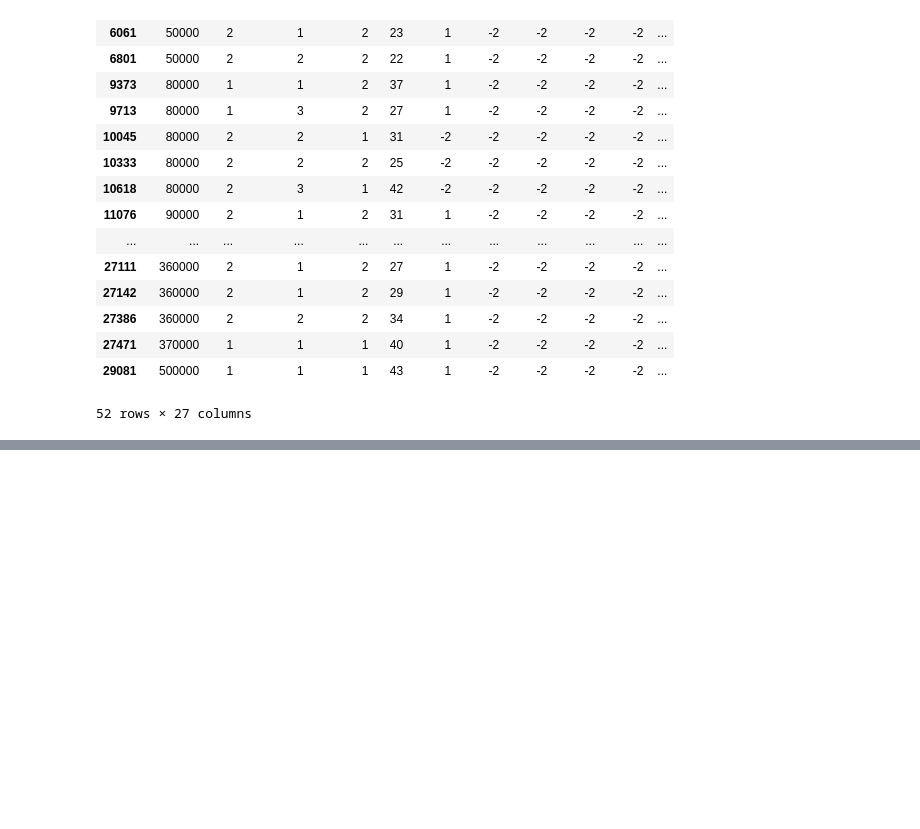
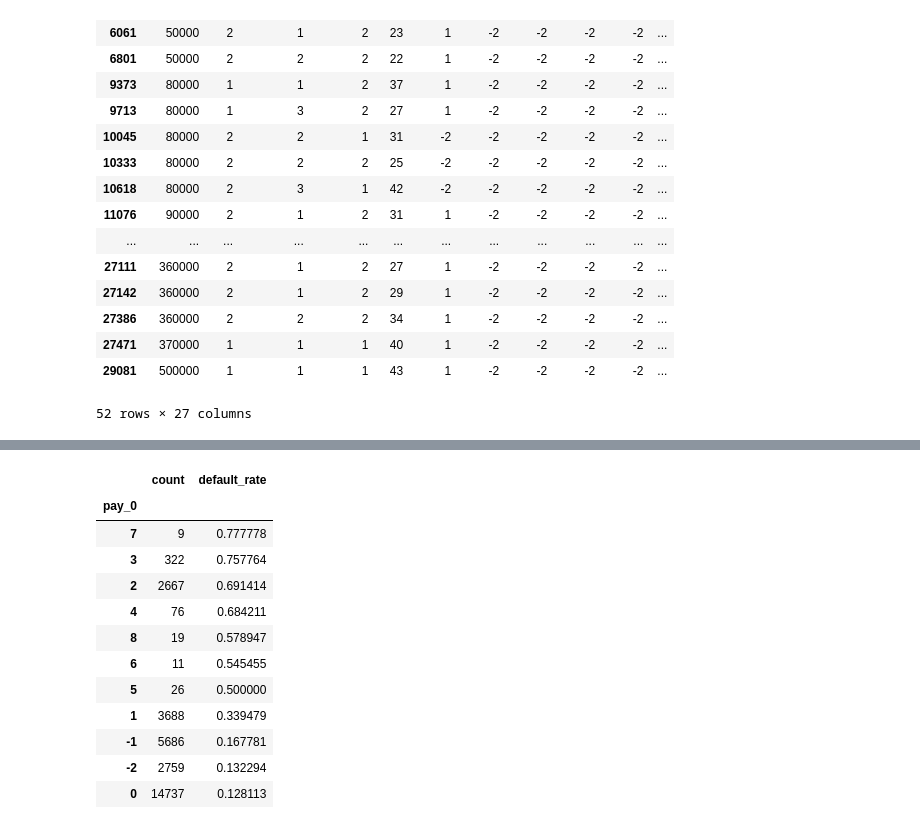
Before and after one commit to claudcelle/credit_default_prediction, a Jupyter notebook: notebooks/eda.ipynb, the cells around one changed output, grey strips where cells are left out. Saved outputs shown, nothing was run; the diff lists cells and outputs as text; code cells hidden in the pictures; blank space fills up the shorter version.

```diff
--- a/notebooks/eda.ipynb
+++ b/notebooks/eda.ipynb
@@ -76,4 +70,7 @@ Remove surrounding whitespace, convert names to lowercase, and replace spaces wi
 # %%
+
+
+df = DF.copy(deep=True)
 df.columns = df.columns.str.strip().str.lower().str.replace(" ", "_")
 # %% [markdown]
 ## Inspect types, missing values, and uniqueness
@@ -552,0 +431,22 @@ Percentage removed: 86.57%
+# %%
+default_by_status = (
+    df.groupby("pay_0")["default_payment_next_month"]
+    .agg(["count", "mean"])
+    .rename(columns={"mean": "default_rate"})
+)
+
+display(default_by_status.sort_values('default_rate',ascending=False))
+# %% [output]
+|  | count | default_rate |
+| pay_0 |  |  |
+| 7 | 9 | 0.777778 |
+| 3 | 322 | 0.757764 |
+| 2 | 2667 | 0.691414 |
+| 4 | 76 | 0.684211 |
+| 8 | 19 | 0.578947 |
+| 6 | 11 | 0.545455 |
+| 5 | 26 | 0.500000 |
+| 1 | 3688 | 0.339479 |
+| -1 | 5686 | 0.167781 |
+| -2 | 2759 | 0.132294 |
+| 0 | 14737 | 0.128113 |
```
Also changed, not shown: parts of 43 cells of this notebook, 21 other files.
